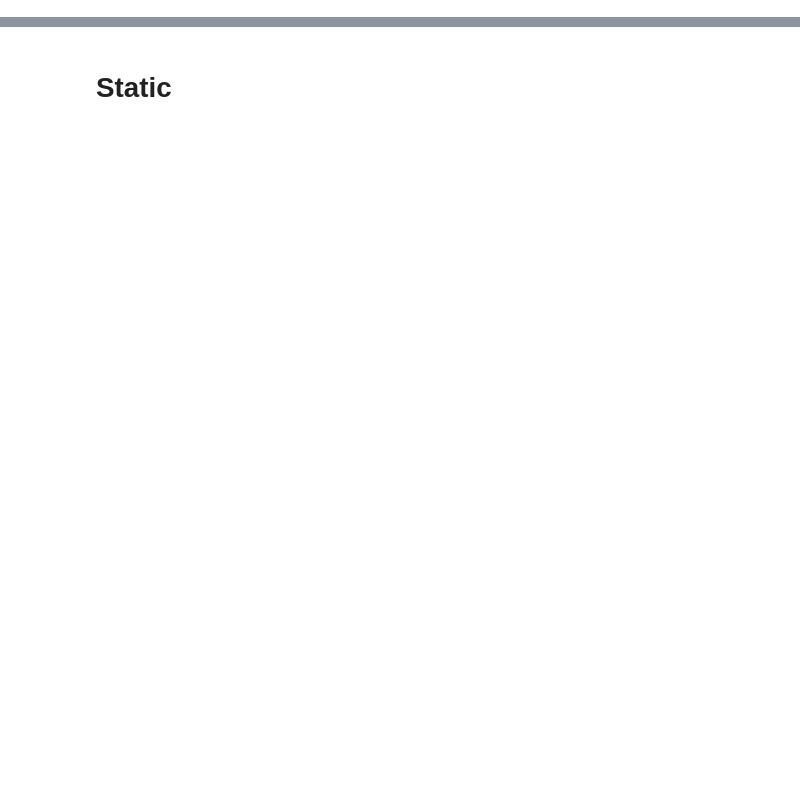
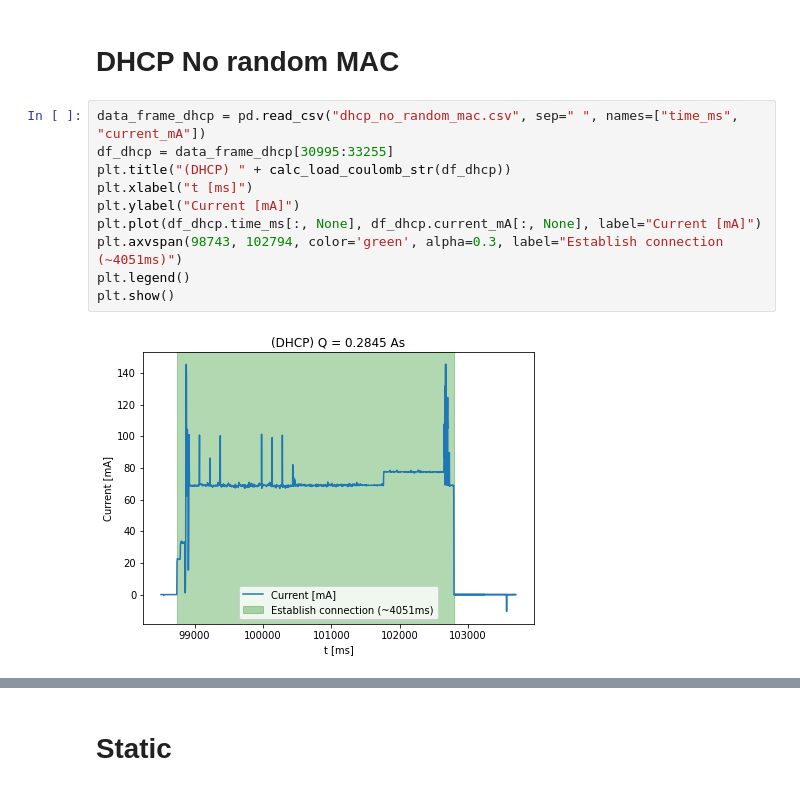
Before and after one commit to widmannthomas/dibse_integratives_gesamt_projekt, a Jupyter notebook: current_sensor/dhcp_static/dhcp_static.ipynb, the cells around one changed output, grey strips where cells are left out. Saved outputs shown, nothing was run; the diff lists cells and outputs as text; blank space fills up the shorter version.

Commit message:
dhcp random / not random mac difference

```diff
--- a/current_sensor/dhcp_static/dhcp_static.ipynb
+++ b/current_sensor/dhcp_static/dhcp_static.ipynb
@@ -41,0 +133,14 @@ plt.show()
+# %% [markdown]
+# DHCP No random MAC
+# %%
+data_frame_dhcp = pd.read_csv("dhcp_no_random_mac.csv", sep=" ", names=["time_ms", "current_mA"])
+df_dhcp = data_frame_dhcp[30995:33255]
+plt.title("(DHCP) " + calc_load_coulomb_str(df_dhcp))
+plt.xlabel("t [ms]")
+plt.ylabel("Current [mA]")
+plt.plot(df_dhcp.time_ms[:, None], df_dhcp.current_mA[:, None], label="Current [mA]")
+plt.axvspan(98743, 102794, color='green', alpha=0.3, label="Establish connection (~4051ms)")
+plt.legend()
+plt.show()
+# %% [output]
+[figure, added]
```
Also changed, not shown: parts of 10 cells of this notebook, 4 other files.
